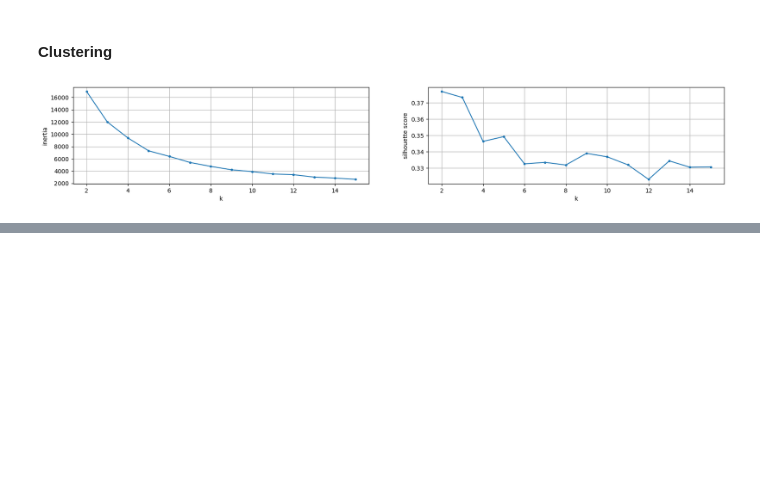
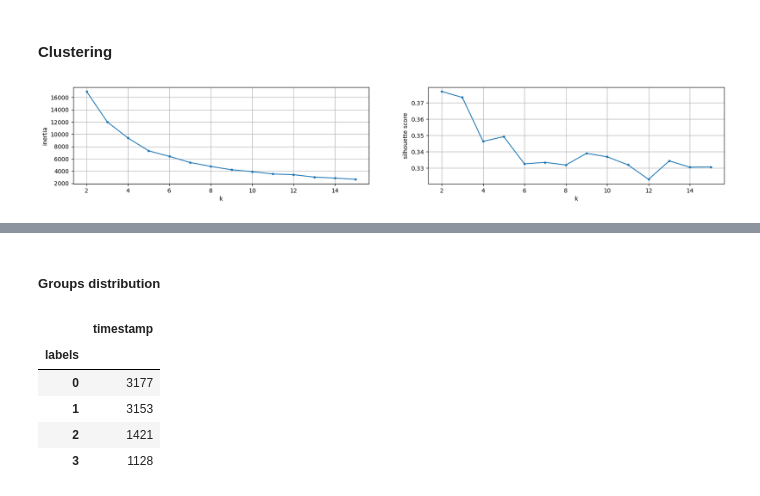
Before and after one commit to javierMoG/PopocatepetlVolcano, a Jupyter notebook: src/dim_reduction.ipynb, the cells around one changed output, grey strips where cells are left out. Saved outputs shown, nothing was run; the diff lists cells and outputs as text; code cells hidden in the pictures; blank space fills up the shorter version.

```diff
--- a/src/dim_reduction.ipynb
+++ b/src/dim_reduction.ipynb
@@ -201,3 +207,40 @@ plt.show()
 # %%
-# Select a number of four groups
-km_model = KMeans(n_clusters=4).fit(Z)
+# Run KMeans multiple times and find the most frequent label for each data point
+
+n_iterations = 1000  # Number of times to run KMeans
+n_clusters = 4
+
+# Store labels from each iteration
+all_labels = np.zeros((n_iterations, len(Z)), dtype=int)
+
+# Run KMeans multiple times (without fixed random_state to get different initializations)
+for i in range(n_iterations):
+    km_temp = KMeans(n_clusters=n_clusters, random_state=None, n_init=10).fit(Z)
+    all_labels[i, :] = km_temp.labels_
+    if (i + 1) % 100 == 0:
+        print(f"Completed iteration {i + 1}/{n_iterations}")
+
+# Find the most frequent label for each data point
+most_frequent_labels = np.zeros(len(Z), dtype=int)
+label_frequencies = np.zeros(len(Z))
+label_consistency = np.zeros(len(Z))
+
+for point_idx in range(len(Z)):
+    labels_for_point = all_labels[:, point_idx]
+    # Get the most common label
+    counts = np.bincount(labels_for_point, minlength=n_clusters)
+    most_frequent_labels[point_idx] = np.argmax(counts)
+    # Calculate frequency and consistency
+    label_frequencies[point_idx] = np.max(counts) / n_iterations
+    label_consistency[point_idx] = (np.max(counts) - np.sort(counts)[-2]) / n_iterations if n_clusters > 1 else 1.0
+
+print(f"\nLabel frequency statistics:")
+print(f"Mean frequency: {label_frequencies.mean():.3f}")
+print(f"Min frequency: {label_frequencies.min():.3f}")
+print(f"Max frequency: {label_frequencies.max():.3f}")
+print(f"\nLabel consistency statistics:")
+print(f"Mean consistency: {label_consistency.mean():.3f}")
+
+# Use the most frequent labels as the final clustering result
+km_model = KMeans(n_clusters=n_clusters, random_state=42).fit(Z)
+km_model.labels_ = most_frequent_labels
@@ -237 +301,12 @@ clustering_data.head()
 clustering_data = clustering_data.dropna()
+# %% [markdown]
+##### Groups distribution
+# %%
+clustering_data[['labels','timestamp']].groupby('labels').count()
+# %% [output]
+|  | timestamp |
+| labels |  |
+| 0 | 3177 |
+| 1 | 3153 |
+| 2 | 1421 |
+| 3 | 1128 |
```
Also changed, not shown: parts of 13 cells of this notebook.
